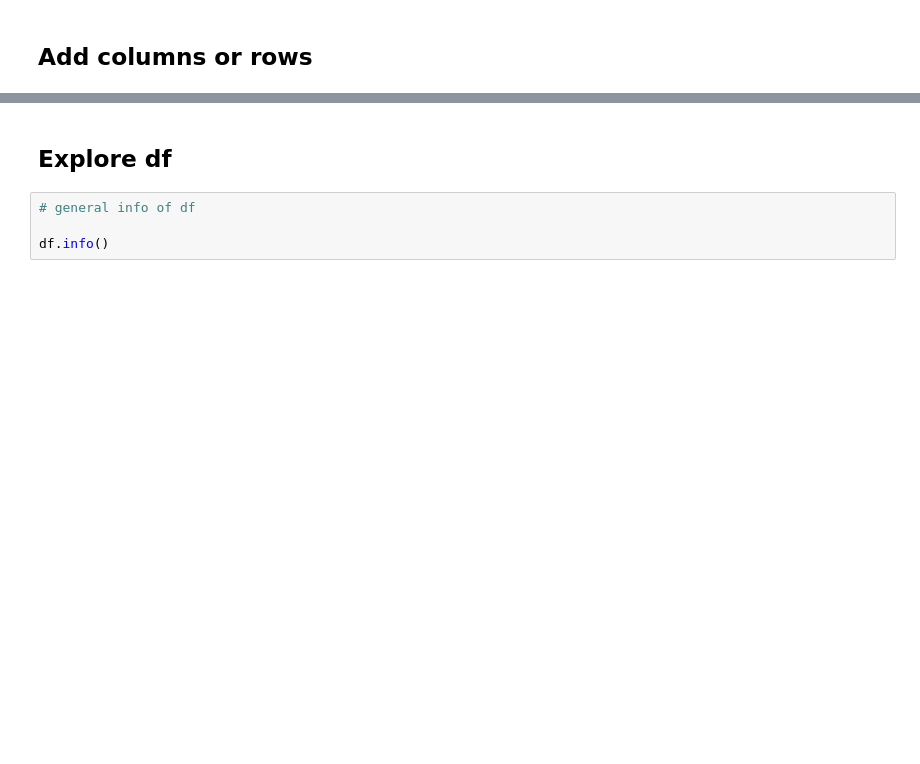
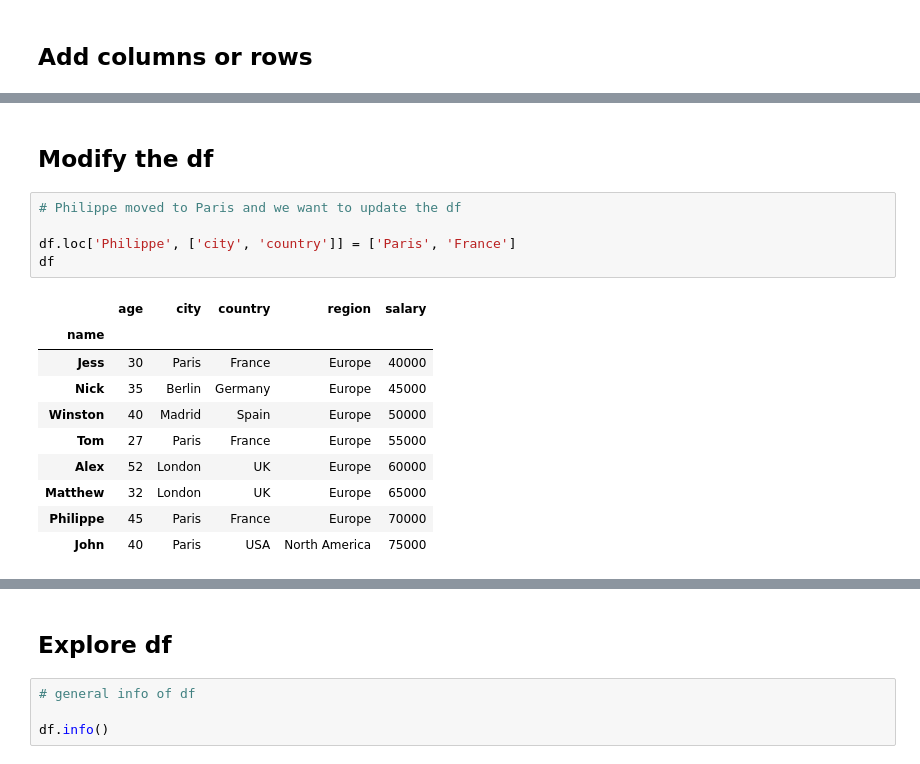
Before and after one commit to datalover2023/Excel_Automation, a Jupyter notebook: Python_Basics_Module_1.ipynb, the cells around one changed output, grey strips where cells are left out. Saved outputs shown, nothing was run; the diff lists cells and outputs as text; blank space fills up the shorter version.

```diff
--- a/Python_Basics_Module_1.ipynb
+++ b/Python_Basics_Module_1.ipynb
@@ -775,0 +1207,18 @@ df
+# %% [markdown]
+## Modify the df
+# %%
+# Philippe moved to Paris and we want to update the df
+
+df.loc['Philippe', ['city', 'country']] = ['Paris', 'France']
+df
+# %% [output]
+|  | age | city | country | region | salary |
+| name |  |  |  |  |  |
+| Jess | 30 | Paris | France | Europe | 40000 |
+| Nick | 35 | Berlin | Germany | Europe | 45000 |
+| Winston | 40 | Madrid | Spain | Europe | 50000 |
+| Tom | 27 | Paris | France | Europe | 55000 |
+| Alex | 52 | London | UK | Europe | 60000 |
+| Matthew | 32 | London | UK | Europe | 65000 |
+| Philippe | 45 | Paris | France | Europe | 70000 |
+| John | 40 | Paris | USA | North America | 75000 |
```
Also changed, not shown: parts of 142 cells of this notebook.
